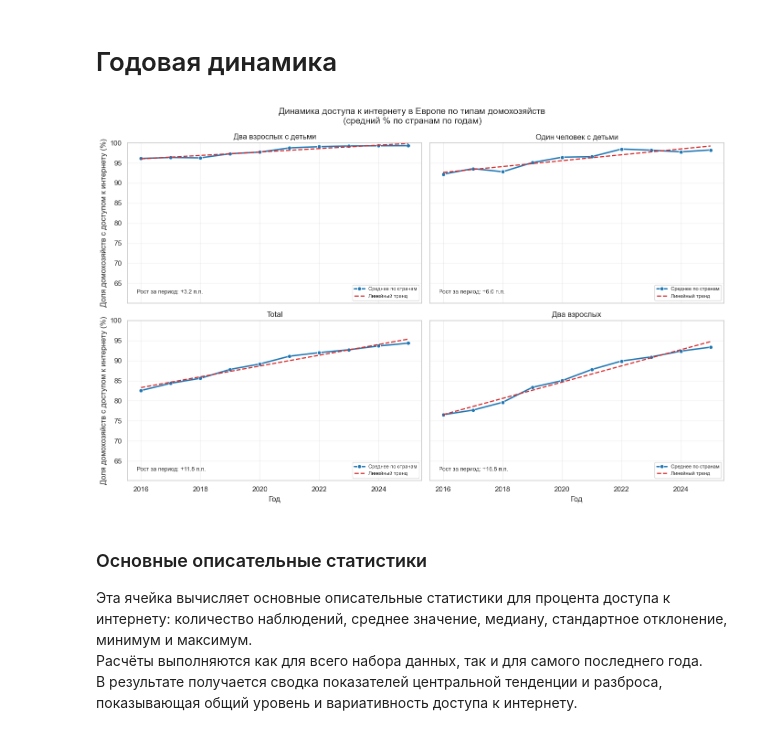
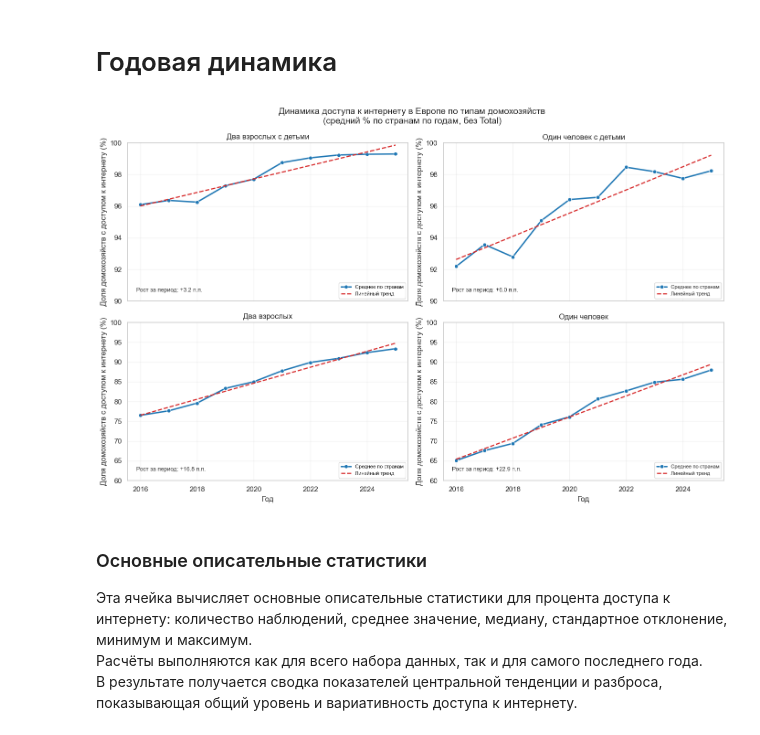
Before and after one commit to slendchat/MStAD, a Jupyter notebook: ind01.ipynb, the cells around one changed output. Drawn from its saved outputs; the diff is of its cells as text; code cells hidden in the pictures.

```diff
--- a/ind01.ipynb
+++ b/ind01.ipynb
@@ -99,7 +97,6 @@ Observations in the most recent year (2025): 166
 # %% [markdown]
 # Годовая динамика
 # %%
-# Годовая динамика: 4 мини-графика (small multiples) по типам домохозяйств
 type_labels_ru = {
     "Single person": "Один человек",
     "Single person with dependent children": "Один человек с детьми",
@@ -107,8 +104,12 @@ type_labels_ru = {
     "Two adults with dependent children": "Два взрослых с детьми",
 }
 
+# Убираем Total
+types_keep = list(type_labels_ru.keys())
+df_dyn = df[df["household_type"].isin(types_keep)].copy()
+
 dynamic_by_year = (
-    df.groupby(["year", "household_type"], as_index=False)["internet_access_pct"]
+    df_dyn.groupby(["year", "household_type"], as_index=False)["internet_access_pct"]
     .mean()
 )
 
@@ -119,13 +120,10 @@ order_types = (
     .index
 )
 
-y_min = max(0, dynamic_by_year["internet_access_pct"].min() - 5)
-y_max = min(100, dynamic_by_year["internet_access_pct"].max() + 2)
-
-fig, axes = plt.subplots(2, 2, figsize=(14, 9), sharex=True, sharey=True)
+fig, axes = plt.subplots(2, 2, figsize=(14, 9), sharex=True, sharey=False)
 axes = axes.flatten()
 
-for ax, household_type in zip(axes, order_types):
+for i, (ax, household_type) in enumerate(zip(axes, order_types)):
     tmp = dynamic_by_year[dynamic_by_year["household_type"] == household_type].sort_values("year")
 
     sns.lineplot(
@@ -146,36 +144,41 @@ for ax, household_type in zip(axes, order_types):
             tmp["year"],
             trend,
             linestyle="--",
             linewidth=1.8,
             color="#d62728",
             label="Линейный тренд",
         )
 
         delta = tmp.iloc[-1]["internet_access_pct"] - tmp.iloc[0]["internet_access_pct"]
         ax.text(
             0.03,
             0.06,
             f"Рост за период: {delta:+.1f} п.п.",
             transform=ax.transAxes,
             fontsize=9,
             color="#333333",
         )
 
     ax.set_title(type_labels_ru.get(household_type, household_type))
     ax.set_xlabel("Год")
     ax.set_ylabel("Доля домохозяйств с доступом к интернету (%)")
-    ax.set_ylim(y_min, y_max)
+
+    if i < 2:
+        ax.set_ylim(90, 100)
+    else:
+        ax.set_ylim(60, 100)
+
     ax.grid(alpha=0.25)
     ax.legend(loc="lower right", fontsize=8, frameon=True)
 
 plt.suptitle(
-    "Динамика доступа к интернету в Европе по типам домохозяйств\n(средний % по странам по годам)",
+    "Динамика доступа к интернету в Европе по типам домохозяйств\n(средний % по странам по годам, без Total)",
     fontsize=14,
 )
 plt.tight_layout()
 plt.show()
 # %% [output]
-[figure, old version]
+[figure, new version]
 # %% [markdown]
 ### Основные описательные статистики
 Эта ячейка вычисляет основные описательные статистики для процента доступа к интернету: количество наблюдений, среднее значение, медиану, стандартное отклонение, минимум и максимум.
```
Also changed, not shown: parts of 11 cells of this notebook.
